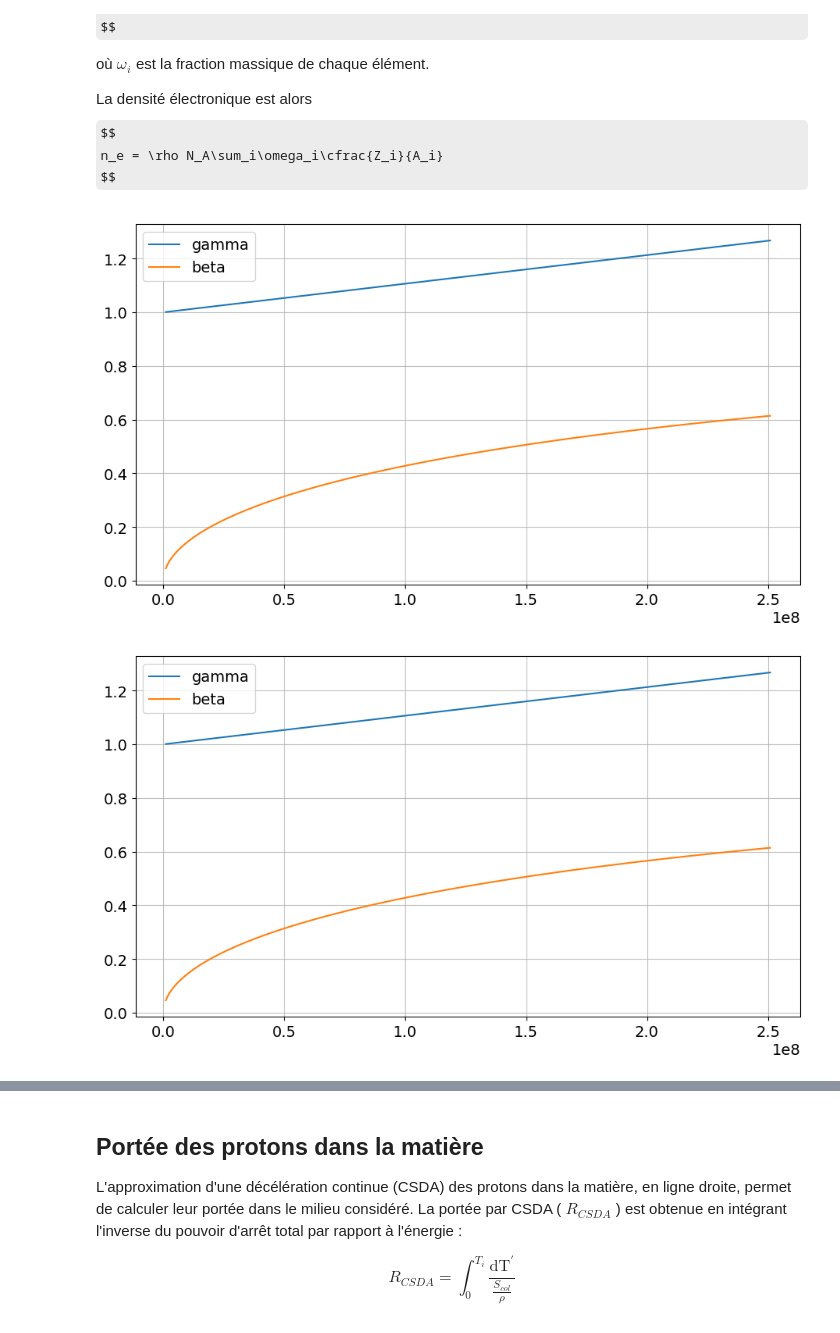
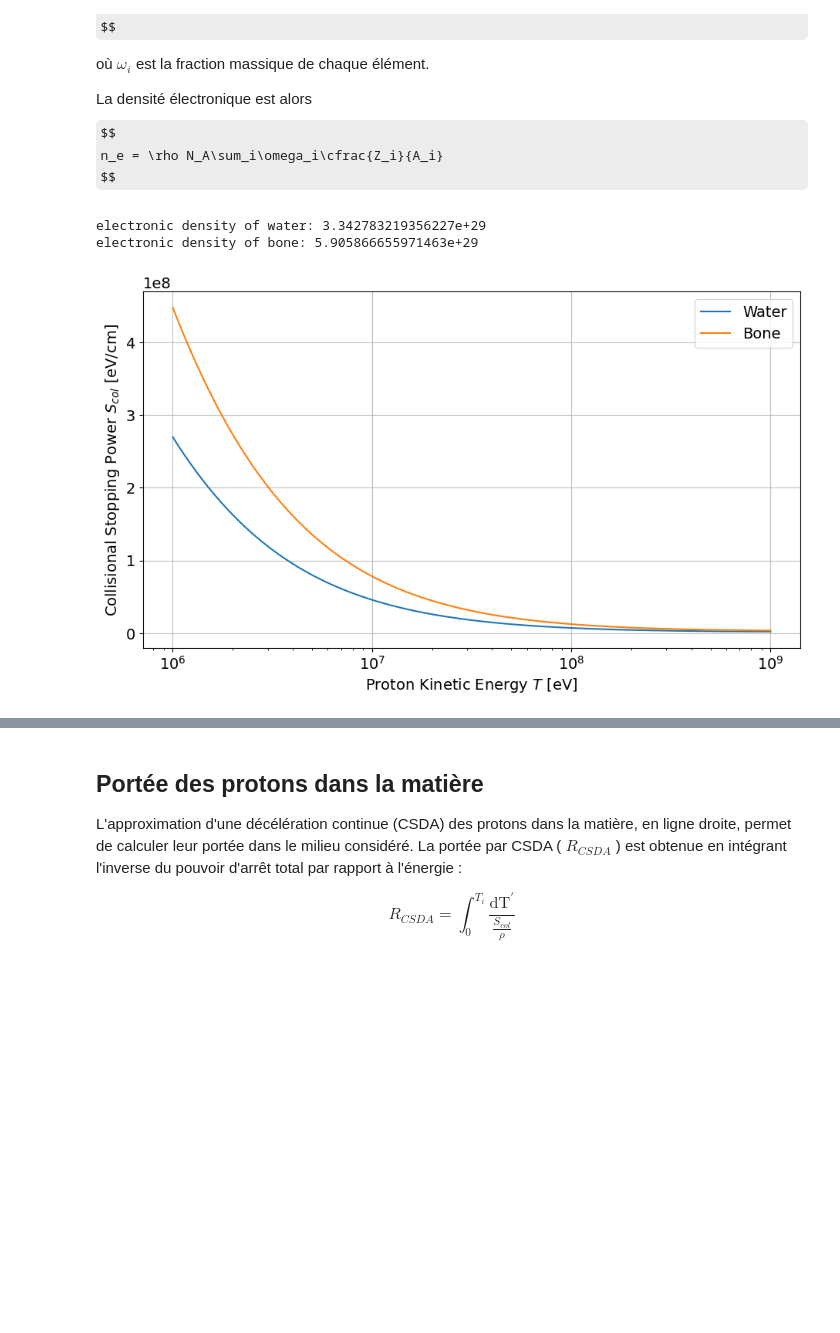
Before and after one commit to Eloi-Blouin/GPH-University-Laval-Course, a Jupyter notebook: Ulaval Session 8 Hiver 2026/Physique Numérique/TP1/TP1_ÉloiBlouin_ClémentPoulin.ipynb, the cells around one changed output, grey strips where cells are left out. Cells and saved outputs as stored; diff of their text form; code cells hidden in the pictures; some formulas as TeX source; blank space fills up the shorter version.

```diff
--- a/Ulaval Session 8 Hiver 2026/Physique Numérique/TP1/TP1_ÉloiBlouin_ClémentPoulin.ipynb
+++ b/Ulaval Session 8 Hiver 2026/Physique Numérique/TP1/TP1_ÉloiBlouin_ClémentPoulin.ipynb
@@ -146,7 +150,7 @@ def calculate_n_e(rho: float, w_is: np.ndarray, Z_is: np.ndarray, A_is: np.ndarr
         print(e)
 
     # calculate n_e
-    return rho * 1e6 * 6.022e23 * np.sum(w_is * (Z_is / A_is))
+    return rho * cte.N_A * np.sum(w_is * Z_is / A_is)
 
 
 def calculate_lorentz_factors(T: np.ndarray) -> list[np.ndarray, np.ndarray]:
@@ -164,15 +168,6 @@ def calculate_lorentz_factors(T: np.ndarray) -> list[np.ndarray, np.ndarray]:
     # calculate lorentz factors
     gamma = 1 + cte.e * (T / (cte.m_p * cte.c ** 2))
     beta = np.sqrt(1 - 1 / gamma ** 2)
-
-    plt.figure(figsize=(11, 6))
-
-    plt.plot(T, gamma, label="gamma")
-    plt.plot(T, beta, label="beta")
-
-    plt.legend()
-    plt.grid(alpha=0.8)
-    plt.show()
 
     return [beta, gamma]
 
@@ -196,49 +191,65 @@ def calculate_S_col(n_e: float, I: float, T: np.ndarray) -> np.ndarray:
     # calculate constants
     r_e = cte.physical_constants['classical electron radius'][0]
     beta, gamma = calculate_lorentz_factors(T=T)
+    T_e_max = (2 * cte.m_e * (cte.c ** 2) * ((gamma ** 2) - 1)) / (1 + 2 * gamma * (cte.m_e / cte.m_p) + (cte.m_e / cte.m_p) ** 2)
 
-    T_e_max = (2 * cte.m_e * cte.c ** 2 * (gamma ** 2 - 1)) / (1 + 2 * gamma * (cte.m_e / cte.m_p) + (cte.m_e / cte.m_p) ** 2)
-
-    # calculate S_col
+    # calculate S_col [J/m]
     S_col = 2 * cte.pi * (r_e ** 2) * cte.m_e * (cte.c ** 2) * n_e * (1 / (beta ** 2)) * (np.log((2 * cte.m_e * (cte.c ** 2) * (beta ** 2) * (gamma ** 2) * T_e_max) / (I ** 2)) - 2 * (beta ** 2))
 
     return S_col
 # %%
 # water data
-water_density = 1.0e6                   # [g/cm^3]
-water_mean_excitation_energy = 75.00    # [eV]
+water_density = 1.0e6                           # [g/m^3]
+water_mean_excitation_energy = 75.00 * cte.e    # [eV]
 
 water_Z_is = np.array([1, 8])
 water_w_is = np.array([0.111894, 0.888106])
 water_A_is = np.array([1.00794, 15.9994])
 
 # bone data
-bone_density = 1.85e6                  # [g/cm^3]
-bone_mean_excitation_energy = 91.90    # [eV]
+bone_density = 1.85e6                          # [g/m^3]
+bone_mean_excitation_energy = 91.90 * cte.e    # [eV]
 
 bone_Z_is = np.array([1, 6, 7, 8, 12, 15, 16, 20])
 bone_w_is = np.array([0.063984, 0.278000, 0.027000, 0.410016, 0.002000, 0.070000, 0.002000, 0.147000])
 bone_A_is = np.array([1.00794, 12.011, 14.0067, 15.9994, 24.305, 30.97376, 32.066, 40.078])
 
-Ts = np.arange(1e6, 251e6, 1e5)
+Ts = np.geomspace(1, 1000, 100) * 1e6    # 1 MeV -> 250 MeV
+conv_factor = (1 / cte.e) * 1e-2
 
 # calculate n_e for both meterials
 water_n_e = calculate_n_e(
     rho=water_density,
     w_is=water_w_is,
     Z_is=water_Z_is,
     A_is=water_A_is
 )
 bone_n_e = calculate_n_e(
     rho=bone_density,
     w_is=bone_w_is,
     Z_is=bone_Z_is,
     A_is=bone_A_is
 )
 
+print(f"electronic density of water: {water_n_e}\nelectronic density of bone: {bone_n_e}")
 # calculate S_col for both meterials
 water_Scol = calculate_S_col(n_e=water_n_e, I=water_mean_excitation_energy, T=Ts)
 bone_Scol = calculate_S_col(n_e=bone_n_e, I=bone_mean_excitation_energy, T=Ts)
+
+# plot
+plt.figure(figsize=(11, 6))
+
+plt.plot(Ts, water_Scol * conv_factor, label="Water")    # J/m -> eV/cm
+plt.plot(Ts, bone_Scol * conv_factor, label="Bone")      # J/m -> eV/cm
+
+plt.xlabel(r"Proton Kinetic Energy $T$ [eV]")
+plt.ylabel(r"Collisional Stopping Power $S_{col}$ [eV/cm]")
+plt.xscale('log')
+
+plt.grid(alpha=0.8)
+plt.legend()
+plt.show()
 # %% [output]
+electronic density of water: 3.342783219356227e+29
+electronic density of bone: 5.905866655971463e+29
-[figure, old version]
+[figure, new version]
-[figure, removed]
```
Also changed, not shown: parts of 2 cells of this notebook.
